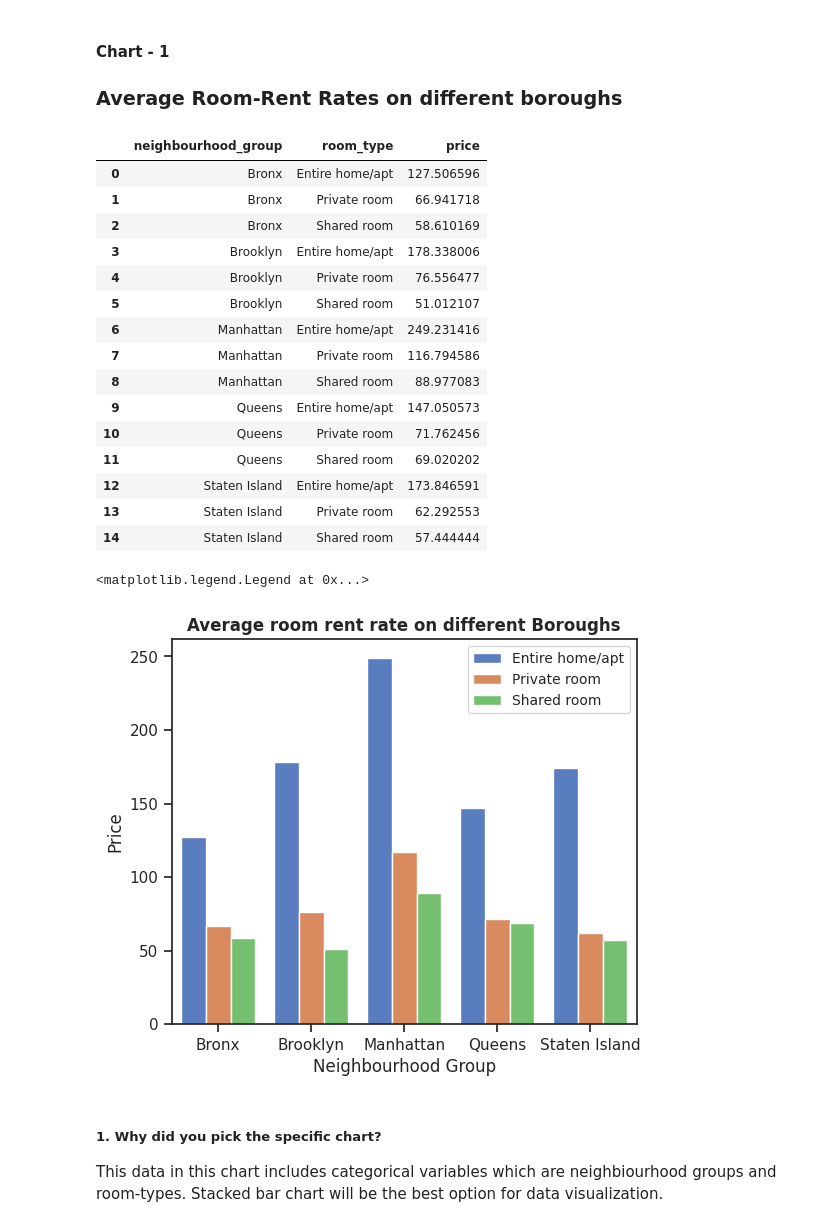
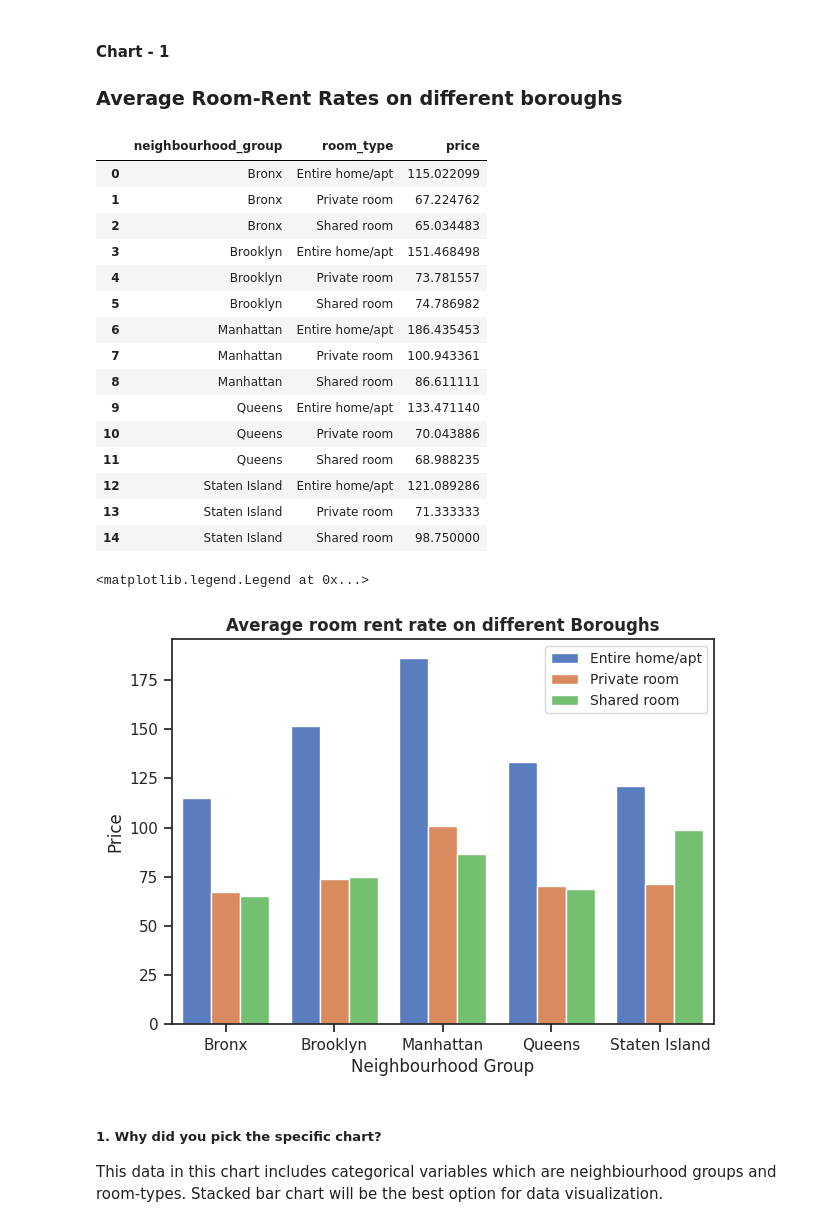
Before and after one commit to shahlobsha/Airbnb-Eda-Capstone-Project, a Jupyter notebook: Drafts/Airbnb_EDA_Analysis_third_draft.ipynb, the cells around one changed output. Cells and saved outputs as stored; diff of their text form; code cells hidden in the pictures.

```diff
--- a/Drafts/Airbnb_EDA_Analysis_third_draft.ipynb
+++ b/Drafts/Airbnb_EDA_Analysis_third_draft.ipynb
@@ -305,3 +311,7 @@ airbnb_df['availability_365'].replace(0,round(mean_1),inplace=True)
+# %%
+#to remove the outliers
+airbnb_df= airbnb_df[(airbnb_df['price'] >= airbnb_df['price'].quantile(0.05)) &
+(airbnb_df['price'] <= airbnb_df['price'].quantile(0.95))]
 # %% [markdown]
 ### What all manipulations have you done and insights you found?
 
@@ -338,33 +350,33 @@ mean_1 = airbnb_df.groupby(['neighbourhood_group', 'room_type'])['price'].mean()
 mean_1
 # %% [output]
 |  | neighbourhood_group | room_type | price |
-| 0 | Bronx | Entire home/apt | 127.506596 |
-| 1 | Bronx | Private room | 66.941718 |
-| 2 | Bronx | Shared room | 58.610169 |
-| 3 | Brooklyn | Entire home/apt | 178.338006 |
-| 4 | Brooklyn | Private room | 76.556477 |
-| 5 | Brooklyn | Shared room | 51.012107 |
-| 6 | Manhattan | Entire home/apt | 249.231416 |
-| 7 | Manhattan | Private room | 116.794586 |
-| 8 | Manhattan | Shared room | 88.977083 |
-| 9 | Queens | Entire home/apt | 147.050573 |
-| 10 | Queens | Private room | 71.762456 |
-| 11 | Queens | Shared room | 69.020202 |
-| 12 | Staten Island | Entire home/apt | 173.846591 |
-| 13 | Staten Island | Private room | 62.292553 |
-| 14 | Staten Island | Shared room | 57.444444 |
+| 0 | Bronx | Entire home/apt | 115.022099 |
+| 1 | Bronx | Private room | 67.224762 |
+| 2 | Bronx | Shared room | 65.034483 |
+| 3 | Brooklyn | Entire home/apt | 151.468498 |
+| 4 | Brooklyn | Private room | 73.781557 |
+| 5 | Brooklyn | Shared room | 74.786982 |
+| 6 | Manhattan | Entire home/apt | 186.435453 |
+| 7 | Manhattan | Private room | 100.943361 |
+| 8 | Manhattan | Shared room | 86.611111 |
+| 9 | Queens | Entire home/apt | 133.471140 |
+| 10 | Queens | Private room | 70.043886 |
+| 11 | Queens | Shared room | 68.988235 |
+| 12 | Staten Island | Entire home/apt | 121.089286 |
+| 13 | Staten Island | Private room | 71.333333 |
+| 14 | Staten Island | Shared room | 98.750000 |
 # %%
-plt.figure(figsize=(6 ,5)) #changing the size of the figure
+plt.figure(figsize=(7,5)) #changing the size of the figure
 sns.set(palette='muted', style='ticks')
 sns.barplot(data=mean_1, x='neighbourhood_group', y='price', hue='room_type')
 
 plt.xlabel("Neighbourhood Group")
 plt.ylabel("Price")
 plt.title("Average room rent rate on different Boroughs", fontweight='bold')
 plt.legend(fontsize=10)
 # %% [output]
 <matplotlib.legend.Legend at 0x...>
-[figure, old version]
+[figure, new version]
 # %% [markdown]
 ##### 1. Why did you pick the specific chart?
 
```
Also changed, not shown: parts of 48 cells of this notebook.
